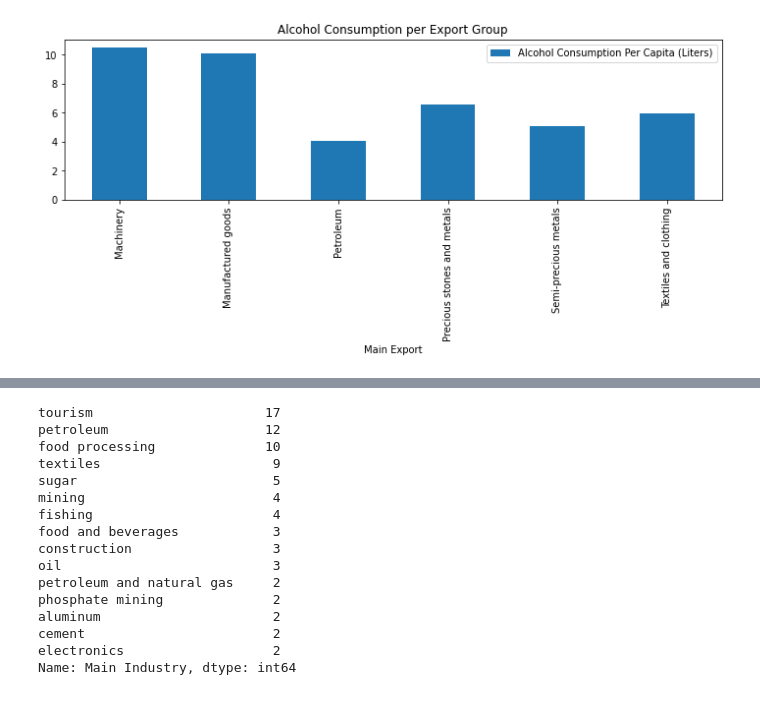
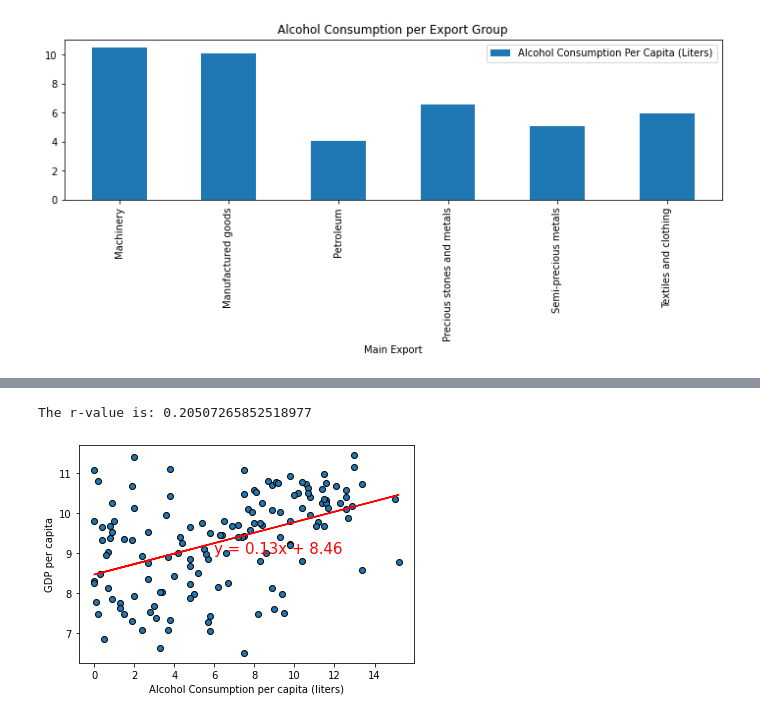
Before and after one commit to reccleston/data-analysis-project-1, a Jupyter notebook: nadia/project_work_2021.ipynb, the cells around one changed output, grey strips where cells are left out. Saved outputs shown, nothing was run; the diff lists cells and outputs as text; code cells hidden in the pictures.

```diff
--- a/nadia/project_work_2021.ipynb
+++ b/nadia/project_work_2021.ipynb
@@ -195,19 +221,0 @@ The r-value is: nan
-# %%
-updated_df["Main Industry"].value_counts().head(15)
-# %% [output]
-tourism                      17
-petroleum                    12
-food processing              10
-textiles                      9
-sugar                         5
-mining                        4
-fishing                       4
-food and beverages            3
-construction                  3
-oil                           3
-petroleum and natural gas     2
-phosphate mining              2
-aluminum                      2
-cement                        2
-electronics                   2
-Name: Main Industry, dtype: int64
@@ -220,0 +222,7 @@ plt.show()
+# %%
+x_values=gdp_and_life_expectancy_df['Alcohol Consumption Per Capita (Liters)']
+y_values=gdp_and_life_expectancy_df['GDP per capita']
+plot_linear_regression(x_values,y_values,'GDP per capita',(6,9))
+# %% [output]
+The r-value is: 0.20507265852518977
+[figure, added]
```
Also changed, not shown: parts of 14 cells of this notebook, 2 other files.
